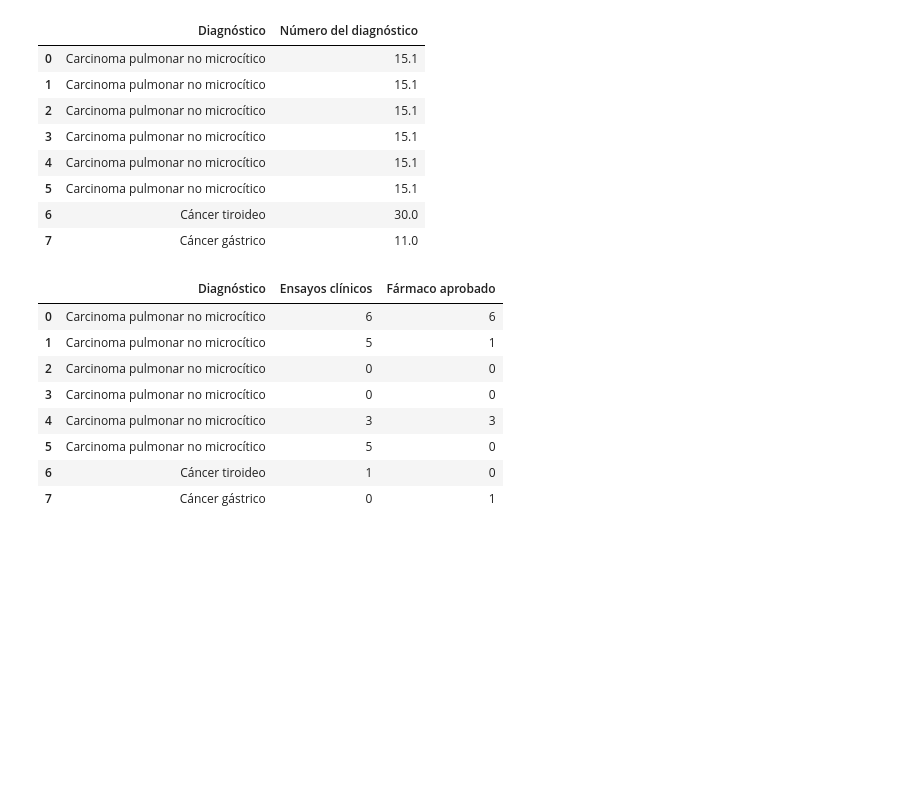
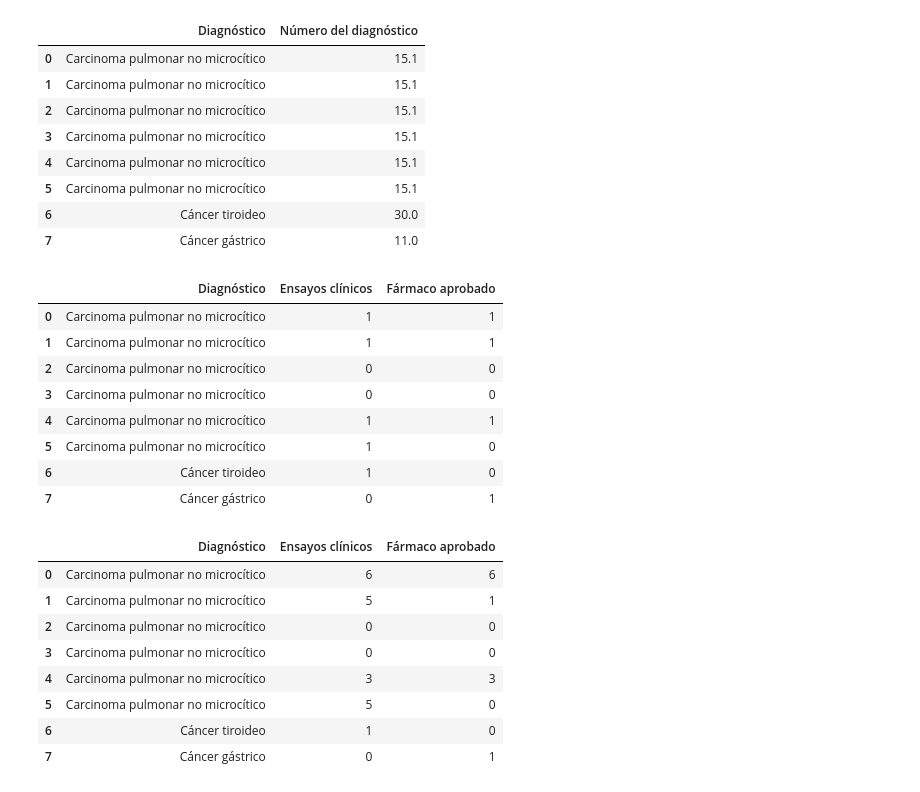
Before and after one commit to LuciaVitores/Automatizacion_PDF_scraping, a Jupyter notebook: PruebaLucia.ipynb, the cells around one changed output. Cells and saved outputs as stored; diff of their text form; code cells hidden in the pictures; blank space fills up the shorter version.

```diff
--- a/PruebaLucia.ipynb
+++ b/PruebaLucia.ipynb
@@ -1118,4 +1345,4 @@ print(genes_mutados)
 # %%
-mut = list(genes_mutados.values())
+mut = list(genes_mut2.values())
 mut
 # %% [output]
@@ -1178,0 +1407,8 @@ mutaciones_totales
+# %%
+cambioAA = []
+
+for i in genes_mut2:
+    if (posiciones < len(lines)-1 and lines[posiciones + 1].startswith("p.(")):
+        cambioAA.append([mutacion, lines[posiciones + 1]])
+
+print(cambioAA)
@@ -1313,13 +1551,13 @@ for ficheroPDF in ficheros:
     Nbiopsia_Data.append(BuscarValor("biopsia:", lines))
     fecha_Data.append(BuscarValor("Fecha:", lines))
     texto_Data.append(BuscarValor("de la muestra:", lines))
-    frecuencia_Data.append(BuscarValor("alelo:", lines))
-    ensayo_Data.append(BuscarValor("fase más avanzada", lines)) #Quiero el número de delante? O la fase?
-    mutaciones_Data.append(BuscarValor("likely", lines)) #Tipo mutación específico EXTRA
-    NM_Data.append(BuscarValor("likely", lines)) #Creo una tabla para referenciar a cada mutacion por un numero
-    farmaco_Data.append(BuscarValor("relevantes", lines)) #Fármaco aprobado FALTA POR DETERMINAR
-    BM_Data.append(BuscarValor("likely", lines)) #Beligno maligno EXTRA
-    Ndiagnostico_Data.append(BuscarValor("likely", lines)) #FALTA POR DETERMINAR
+    #frecuencia_Data.append(BuscarValor("alelo:", lines))
+    #ensayo_Data.append(BuscarValor("fase más avanzada", lines)) #Quiero el número de delante? O la fase?
+    #mutaciones_Data.append(BuscarValor("likely", lines)) #Tipo mutación específico EXTRA
+    #NM_Data.append(BuscarValor("likely", lines)) #Creo una tabla para referenciar a cada mutacion por un numero
+    #farmaco_Data.append(BuscarValor("relevantes", lines)) #Fármaco aprobado FALTA POR DETERMINAR
+    #BM_Data.append(BuscarValor("likely", lines)) #Beligno maligno EXTRA
+    #Ndiagnostico_Data.append(BuscarValor("likely", lines)) #FALTA POR DETERMINAR
 
     GenerarImagen(Ruta,ficheroPDF)
 
@@ -1327,13 +1565,13 @@ print(NHC_Data)
 print(Nbiopsia_Data)
 print(fecha_Data)
 print(texto_Data)
-print(frecuencia_Data)
-print(ensayo_Data)
-print(mutaciones_Data)
-print(NM_Data)
-print(farmaco_Data)
-print(BM_Data)
-print(Ndiagnostico_Data)
+#print(frecuencia_Data)
+#print(ensayo_Data)
+#print(mutaciones_Data)
+#print(NM_Data)
+#print(farmaco_Data)
+#print(BM_Data)
+#print(Ndiagnostico_Data)
 
 
 #chip_Data = [] #carpeta
@@ -1776,6 +2007,20 @@ Tabla2Diagnostico
 | 7 | Cáncer gástrico | 11.0 |
 # %%
 Tabla6Informacion = pd.DataFrame({'Diagnóstico': textoDiag, 'Ensayos clínicos': lista_ensayos, 'Fármaco aprobado': lista_tratamientos})
+# %%
+Tabla6 = pd.DataFrame({'Diagnóstico': textoDiag, 'Ensayos clínicos': ensayos_finales, 'Fármaco aprobado': tratamientos_finales})
+# %%
+Tabla6
+# %% [output]
+|  | Diagnóstico | Ensayos clínicos | Fármaco aprobado |
+| 0 | Carcinoma pulmonar no microcítico | 1 | 1 |
+| 1 | Carcinoma pulmonar no microcítico | 1 | 1 |
+| 2 | Carcinoma pulmonar no microcítico | 0 | 0 |
+| 3 | Carcinoma pulmonar no microcítico | 0 | 0 |
+| 4 | Carcinoma pulmonar no microcítico | 1 | 1 |
+| 5 | Carcinoma pulmonar no microcítico | 1 | 0 |
+| 6 | Cáncer tiroideo | 1 | 0 |
+| 7 | Cáncer gástrico | 0 | 1 |
 # %%
 Tabla6Informacion
 # %% [output]
```
Also changed, not shown: parts of 52 cells of this notebook.
